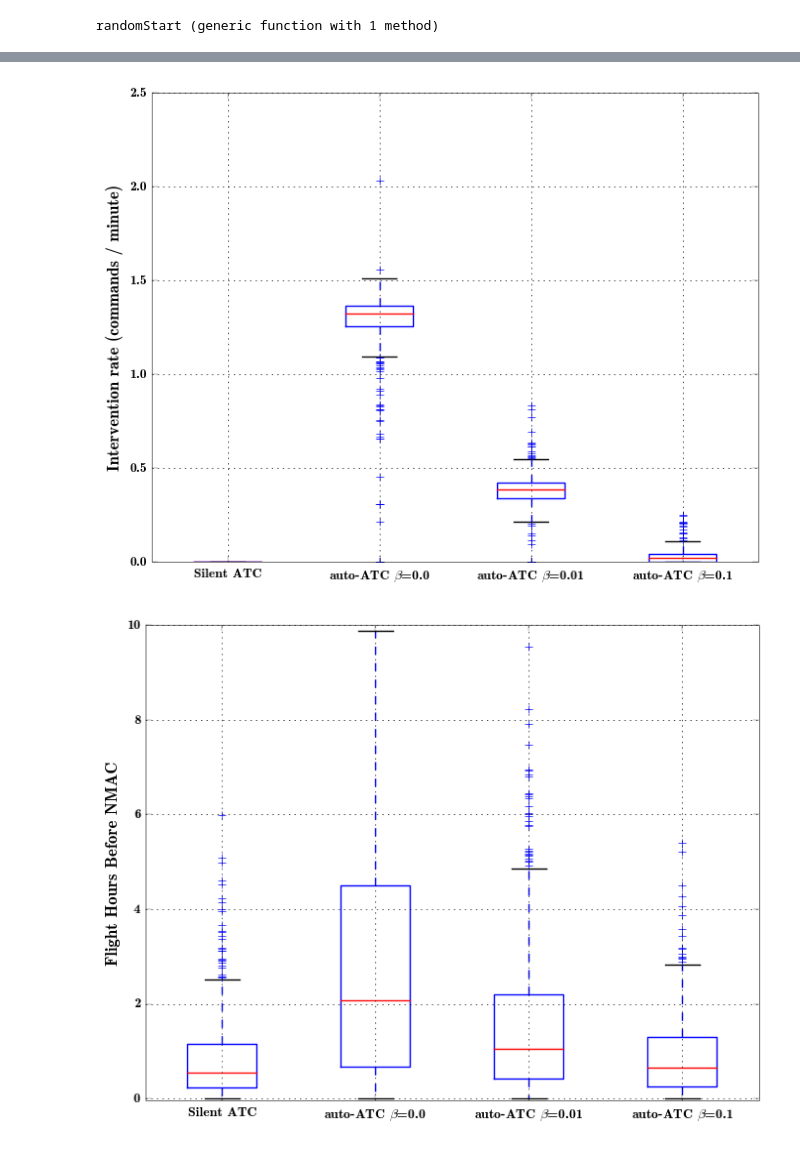
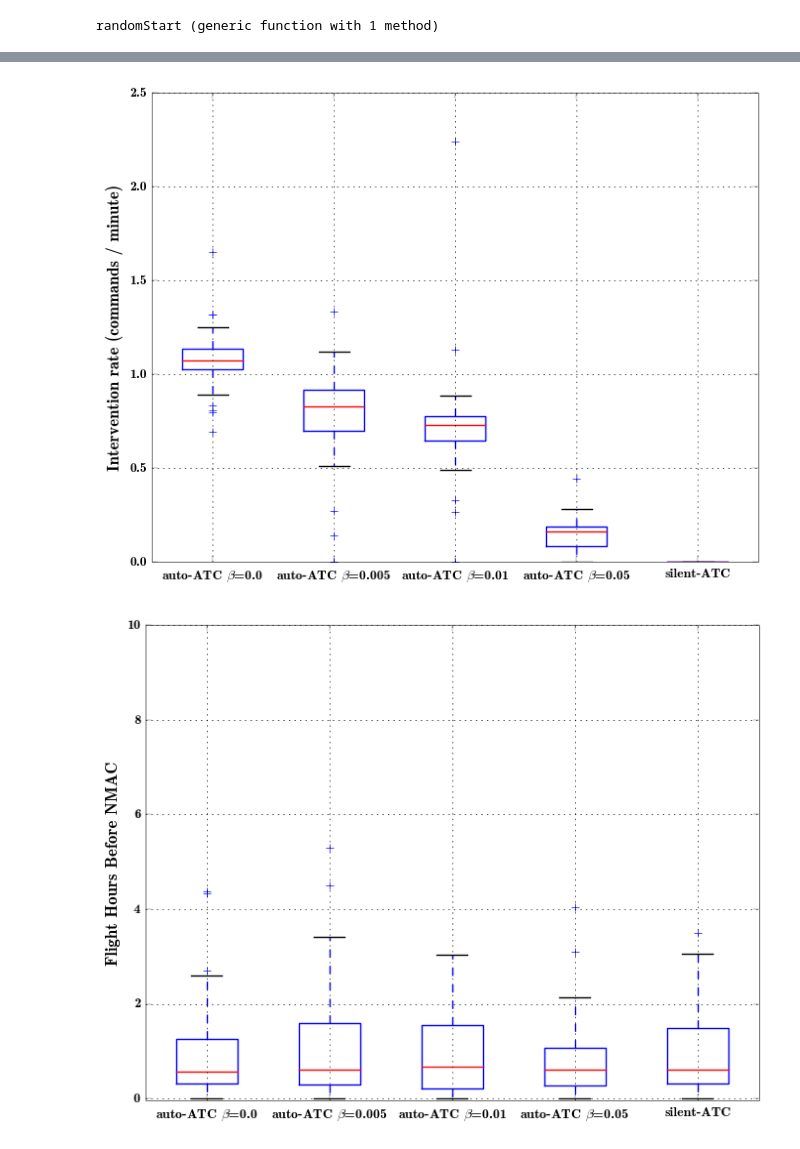
Before and after one commit to sisl/autoATC, a Jupyter notebook: 3dsim.ipynb, the cells around one changed output, grey strips where cells are left out. Cells and saved outputs as stored; diff of their text form; code cells hidden in the pictures.

```diff
--- a/3dsim.ipynb
+++ b/3dsim.ipynb
@@ -340,52 +323,41 @@ end
 # %%
-alertRate = zeros(4,N)
+alertRates = similar(tStat)
 #First axis of tStat is beta, second axis is ATC type (MDP, MDP_period, NONE)
-idx = 0
 for b in 1:size(tStat,1)
     for k in 1:size(tStat,2)
-        if (k == 3 && b > 1) || k == 2
-            continue
-        end
-        idx += 1
-
-        tS_ = tStat[b,k,:]
-        tS_ = tS_[!isnan(tS_)]/60
-        alertRate[idx, :] = alertCounts[b,k,:][:] ./ tS_
-
-        #break;
+        tS_minutes = tStat[b,k,:]/60.
+        alertRates[b, k, :] = alertCounts[b,k,:] ./ tS_minutes
     end
 end
 
-boxData = {alertRate[2,:], alertRate[1,:], alertRate[3,:], alertRate[4,:]}
+boxData = {alertRates[b,2,:][:] for b in 1:NbetaVals}
+push!(boxData, alertRates[1,end,:][:])
 PyPlot.boxplot(boxData)
 
 #PyPlot.ylim([-0.05,1.5])
 PyPlot.ylabel("Intervention rate (commands / minute)")
-PyPlot.xticks(1:4, ["Silent ATC",
-    "auto-ATC \$\\beta\$="*betaValStr[1],
-    "auto-ATC \$\\beta\$="*betaValStr[2],
-    "auto-ATC \$\\beta\$="*betaValStr[3]])
+
+xLabels = ["auto-ATC \$\\beta\$="*betaValStr[b] for b in 1:NbetaVals]
+push!(xLabels,"silent-ATC")
+
+
+PyPlot.xticks(1:(NbetaVals+1), xLabels)
 PyPlot.grid("on")
 
-plt.savefig("/home/zouhair/Dropbox/AA229/project/presentation/alert_rate.pdf", bbox_inches="tight")
-
-#plt.savefig("/home/zouhair/Dropbox/AA229/project/ATMS2015/alert_rate.pgf", bbox_inches="tight")
+# plt.savefig("./results/CTMDP_2phases_alert_rate.pdf", bbox_inches="tight")
 # %% [output]
-[figure, old version]
+[figure, new version]
 # %%
 #First axis is betas, second axis is atc type (MDP, MDP_perio, NONE)
-boxData = {flightTimes[1,3,:][:], flightTimes[1,1,:][:], flightTimes[2,1,:][:], flightTimes[3,1,:][:]}/4/3600
+boxData = {flightTimes[b,1,:][:]/3600 for b in 1:NbetaVals}
+push!(boxData, flightTimes[1,end,:][:]/3600)
 PyPlot.boxplot(boxData)
+
 
 PyPlot.ylim([-0.05,10])
 PyPlot.ylabel("Flight Hours Before NMAC")
-PyPlot.xticks(1:4, ["Silent ATC",
-    "auto-ATC \$\\beta\$="*betaValStr[1],
-    "auto-ATC \$\\beta\$="*betaValStr[2],
-    "auto-ATC \$\\beta\$="*betaValStr[3]])
+PyPlot.xticks(1:(NbetaVals+1), xLabels)
 PyPlot.grid("on")
-plt.savefig("/home/zouhair/Dropbox/AA229/project/presentation/CTMD_flight_hours.pdf", bbox_inches="tight")
-
-#plt.savefig("/home/zouhair/Dropbox/AA229/project/ATMS2015/flight_hours.pgf", bbox_inches="tight")
+# plt.savefig("./results/CTMDP_2phases_flight_hours.pdf", bbox_inches="tight")
 # %% [output]
-[figure, old version]
+[figure, new version]
```
Also changed, not shown: parts of 11 cells of this notebook, 2 other files.
